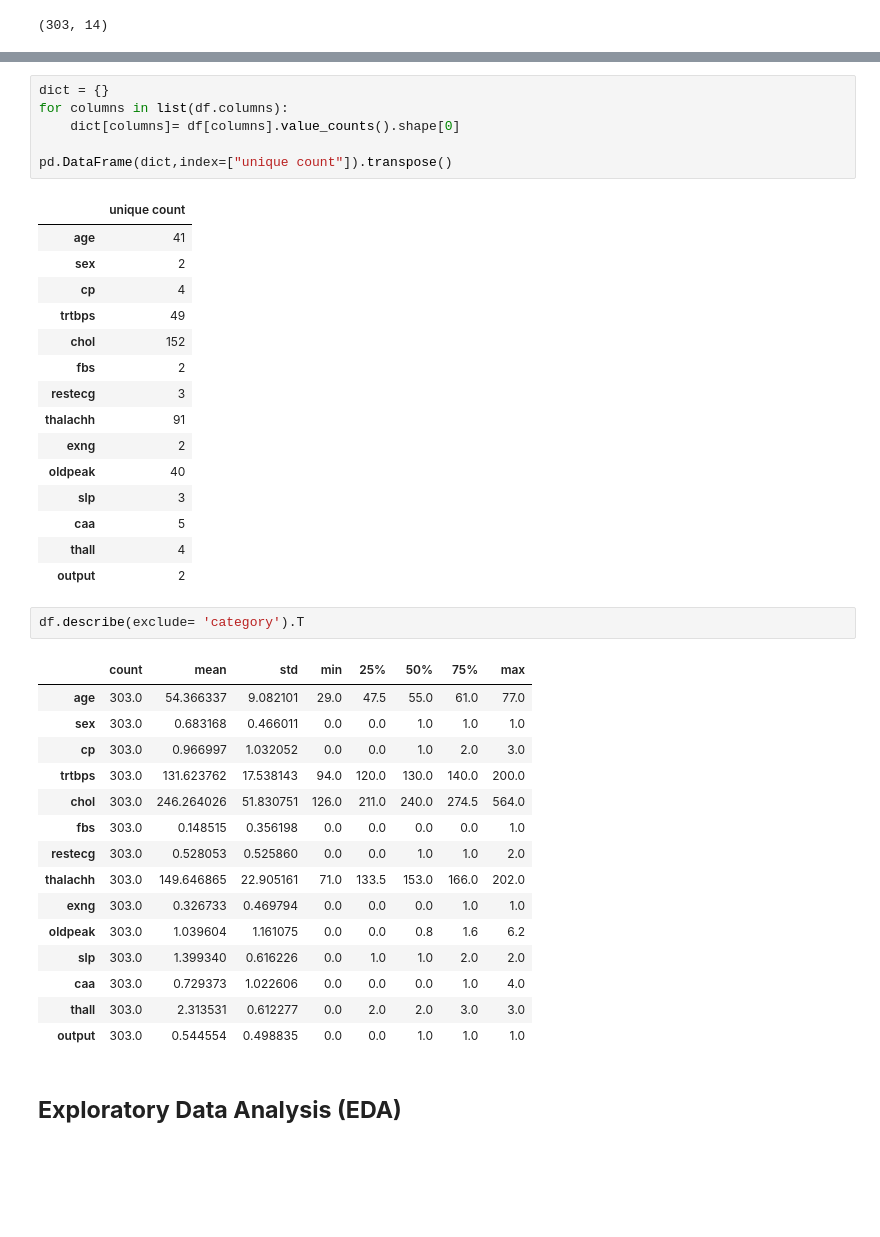
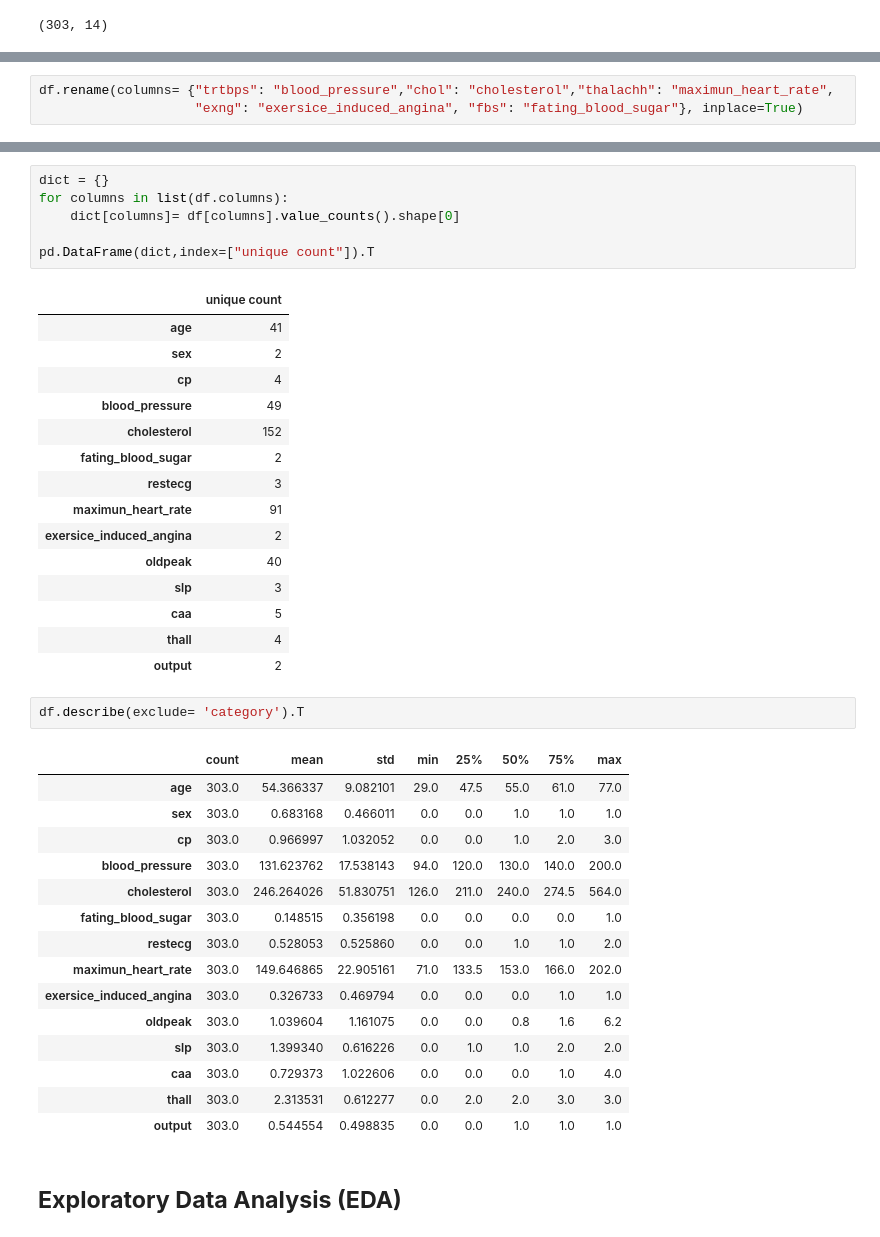
Before and after one commit to RamiroLedezma/EDA_PROJECTS, a Jupyter notebook: Heart Attack Analysis & Prediction/Heart_Attack.ipynb, the cells around one changed output, grey strips where cells are left out. Saved outputs shown, nothing was run; the diff lists cells and outputs as text; blank space fills up the shorter version.

```diff
--- a/Heart Attack Analysis & Prediction/Heart_Attack.ipynb
+++ b/Heart Attack Analysis & Prediction/Heart_Attack.ipynb
@@ -85,0 +92,3 @@ df.shape
+# %%
+df.rename(columns= {"trtbps": "blood_pressure","chol": "cholesterol","thalachh": "maximun_heart_rate",
+                    "exng": "exersice_induced_angina", "fbs": "fating_blood_sugar"}, inplace=True)
@@ -86,20 +113,20 @@ df.shape
 # %%
 dict = {}
 for columns in list(df.columns):
     dict[columns]= df[columns].value_counts().shape[0]
 
-pd.DataFrame(dict,index=["unique count"]).transpose()
+pd.DataFrame(dict,index=["unique count"]).T
 # %% [output]
 |  | unique count |
 | age | 41 |
 | sex | 2 |
 | cp | 4 |
-| trtbps | 49 |
-| chol | 152 |
-| fbs | 2 |
+| blood_pressure | 49 |
+| cholesterol | 152 |
+| fating_blood_sugar | 2 |
 | restecg | 3 |
-| thalachh | 91 |
-| exng | 2 |
+| maximun_heart_rate | 91 |
+| exersice_induced_angina | 2 |
 | oldpeak | 40 |
 | slp | 3 |
 | caa | 5 |
@@ -112,12 +139,12 @@ df.describe(exclude= 'category').T
 | age | 303.0 | 54.366337 | 9.082101 | 29.0 | 47.5 | 55.0 | 61.0 | 77.0 |
 | sex | 303.0 | 0.683168 | 0.466011 | 0.0 | 0.0 | 1.0 | 1.0 | 1.0 |
 | cp | 303.0 | 0.966997 | 1.032052 | 0.0 | 0.0 | 1.0 | 2.0 | 3.0 |
-| trtbps | 303.0 | 131.623762 | 17.538143 | 94.0 | 120.0 | 130.0 | 140.0 | 200.0 |
-| chol | 303.0 | 246.264026 | 51.830751 | 126.0 | 211.0 | 240.0 | 274.5 | 564.0 |
-| fbs | 303.0 | 0.148515 | 0.356198 | 0.0 | 0.0 | 0.0 | 0.0 | 1.0 |
+| blood_pressure | 303.0 | 131.623762 | 17.538143 | 94.0 | 120.0 | 130.0 | 140.0 | 200.0 |
+| cholesterol | 303.0 | 246.264026 | 51.830751 | 126.0 | 211.0 | 240.0 | 274.5 | 564.0 |
+| fating_blood_sugar | 303.0 | 0.148515 | 0.356198 | 0.0 | 0.0 | 0.0 | 0.0 | 1.0 |
 | restecg | 303.0 | 0.528053 | 0.525860 | 0.0 | 0.0 | 1.0 | 1.0 | 2.0 |
-| thalachh | 303.0 | 149.646865 | 22.905161 | 71.0 | 133.5 | 153.0 | 166.0 | 202.0 |
-| exng | 303.0 | 0.326733 | 0.469794 | 0.0 | 0.0 | 0.0 | 1.0 | 1.0 |
+| maximun_heart_rate | 303.0 | 149.646865 | 22.905161 | 71.0 | 133.5 | 153.0 | 166.0 | 202.0 |
+| exersice_induced_angina | 303.0 | 0.326733 | 0.469794 | 0.0 | 0.0 | 0.0 | 1.0 | 1.0 |
 | oldpeak | 303.0 | 1.039604 | 1.161075 | 0.0 | 0.0 | 0.8 | 1.6 | 6.2 |
 | slp | 303.0 | 1.399340 | 0.616226 | 0.0 | 1.0 | 1.0 | 2.0 | 2.0 |
 | caa | 303.0 | 0.729373 | 1.022606 | 0.0 | 0.0 | 0.0 | 1.0 | 4.0 |
```
Also changed, not shown: parts of 5 cells of this notebook.
